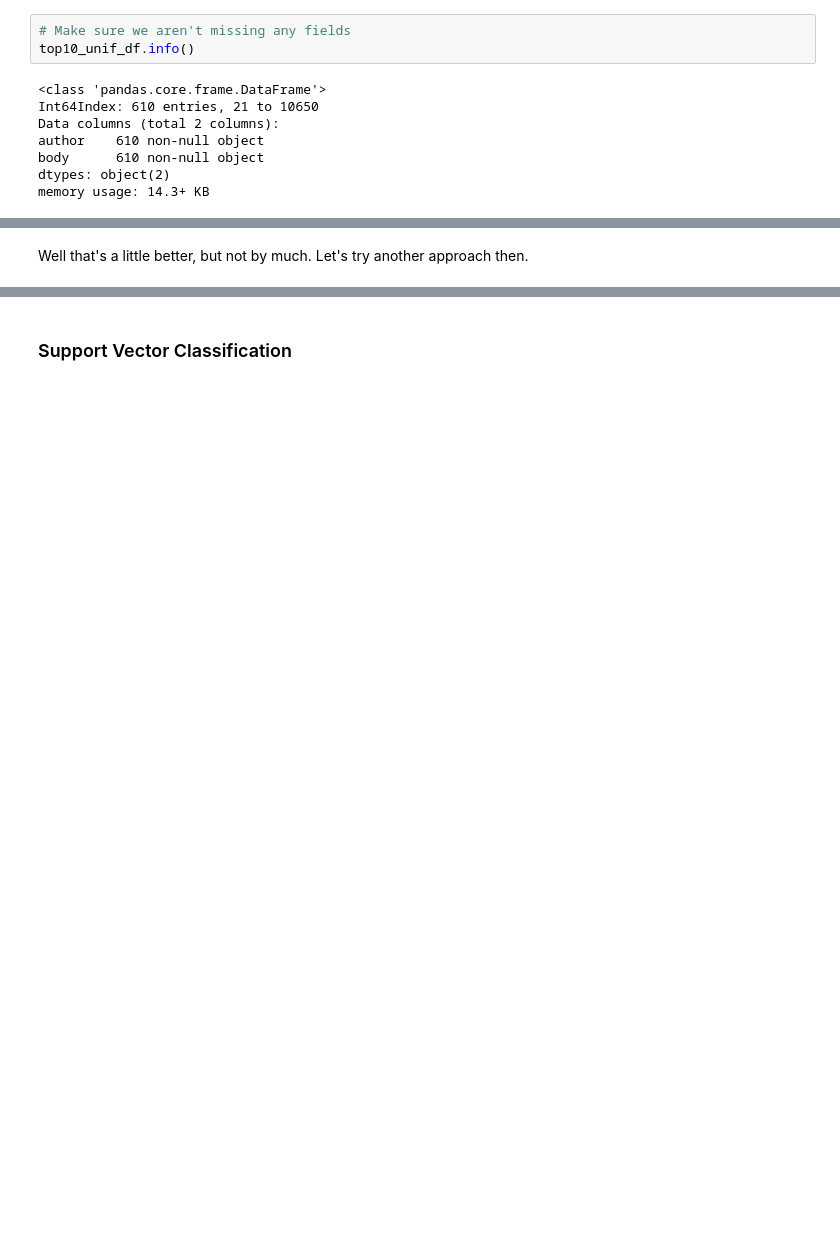
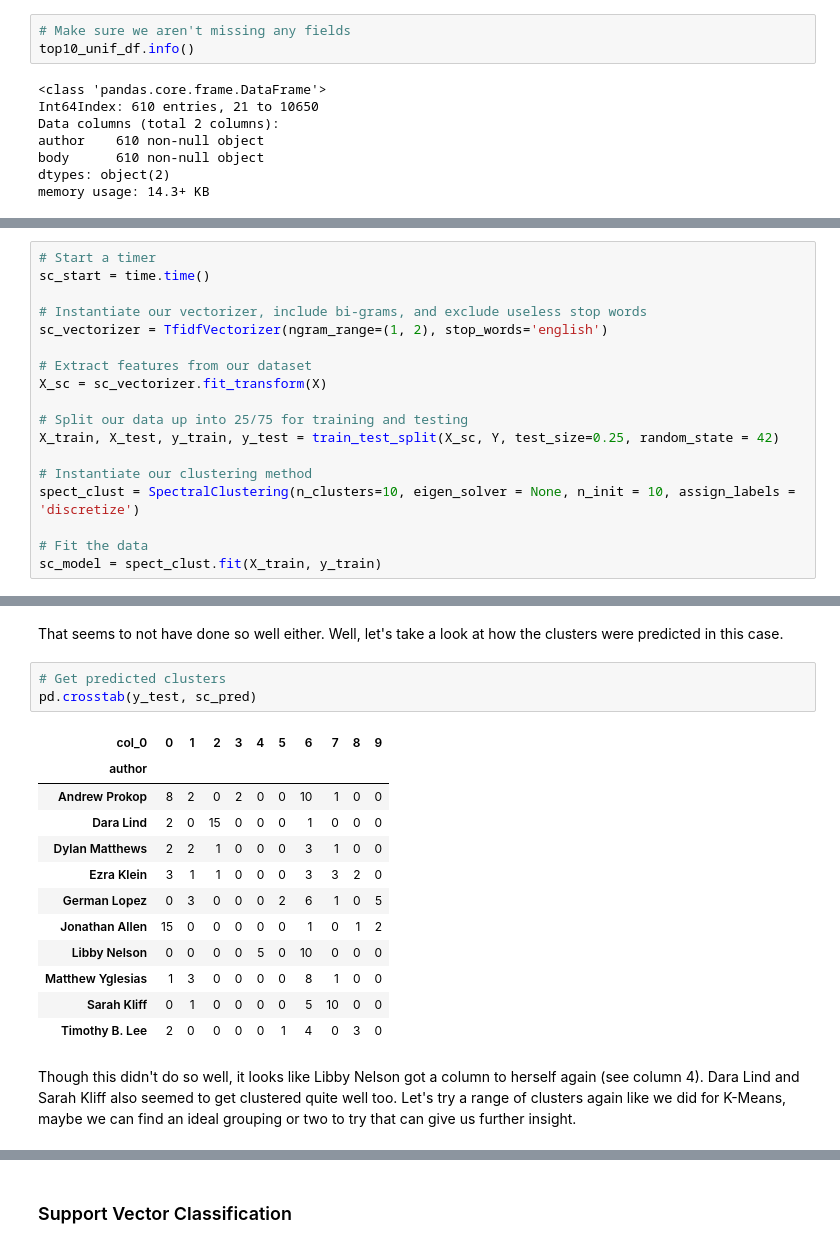
Before and after one commit to TheGregArayaSet/Unsupervised-Learning-with-Vox-Articles, a Jupyter notebook: Vox Articles.ipynb, the cells around one changed output, grey strips where cells are left out. Drawn from its saved outputs; the diff is of its cells as text; blank space fills up the shorter version.

Commit message:
Better version

```diff
--- a/Vox Articles.ipynb
+++ b/Vox Articles.ipynb
@@ -307,3 +248,21 @@ sc_model = sc_pipe.fit(X_train, y_train)
+# %%
+# Start a timer
+sc_start = time.time()
+
+# Instantiate our vectorizer, include bi-grams, and exclude useless stop words
+sc_vectorizer = TfidfVectorizer(ngram_range=(1, 2), stop_words='english')
+
+# Extract features from our dataset
+X_sc = sc_vectorizer.fit_transform(X)
+
+# Split our data up into 25/75 for training and testing
+X_train, X_test, y_train, y_test = train_test_split(X_sc, Y, test_size=0.25, random_state = 42)
+
+# Instantiate our clustering method
+spect_clust = SpectralClustering(n_clusters=10, eigen_solver = None, n_init = 10, assign_labels = 'discretize')
+
+# Fit the data
+sc_model = spect_clust.fit(X_train, y_train)
 # %%
 # Make predictions
 sc_pred = sc_model.fit_predict(X_test, y_test)
@@ -314,2 +276,20 @@ print("The Spectral Clustering model took", time.time() - sc_start, "seconds")
-# %% [markdown]
-Well that's a little better, but not by much. Let's try another approach then.
+# %% [markdown]
+That seems to not have done so well either. Well, let's take a look at how the clusters were predicted in this case.
+# %%
+# Get predicted clusters
+pd.crosstab(y_test, sc_pred)
+# %% [output]
+| col_0 | 0 | 1 | 2 | 3 | 4 | 5 | 6 | 7 | 8 | 9 |
+| author |  |  |  |  |  |  |  |  |  |  |
+| Andrew Prokop | 8 | 2 | 0 | 2 | 0 | 0 | 10 | 1 | 0 | 0 |
+| Dara Lind | 2 | 0 | 15 | 0 | 0 | 0 | 1 | 0 | 0 | 0 |
+| Dylan Matthews | 2 | 2 | 1 | 0 | 0 | 0 | 3 | 1 | 0 | 0 |
+| Ezra Klein | 3 | 1 | 1 | 0 | 0 | 0 | 3 | 3 | 2 | 0 |
+| German Lopez | 0 | 3 | 0 | 0 | 0 | 2 | 6 | 1 | 0 | 5 |
+| Jonathan Allen | 15 | 0 | 0 | 0 | 0 | 0 | 1 | 0 | 1 | 2 |
+| Libby Nelson | 0 | 0 | 0 | 0 | 5 | 0 | 10 | 0 | 0 | 0 |
+| Matthew Yglesias | 1 | 3 | 0 | 0 | 0 | 0 | 8 | 1 | 0 | 0 |
+| Sarah Kliff | 0 | 1 | 0 | 0 | 0 | 0 | 5 | 10 | 0 | 0 |
+| Timothy B. Lee | 2 | 0 | 0 | 0 | 0 | 1 | 4 | 0 | 3 | 0 |
+# %% [markdown]
+Though this didn't do so well, it looks like Libby Nelson got a column to herself again (see column 4). Dara Lind and Sarah Kliff also seemed to get clustered quite well too. Let's try a range of clusters again like we did for K-Means, maybe we can find an ideal grouping or two to try that can give us further insight.
```
Also changed, not shown: parts of 67 cells of this notebook.
